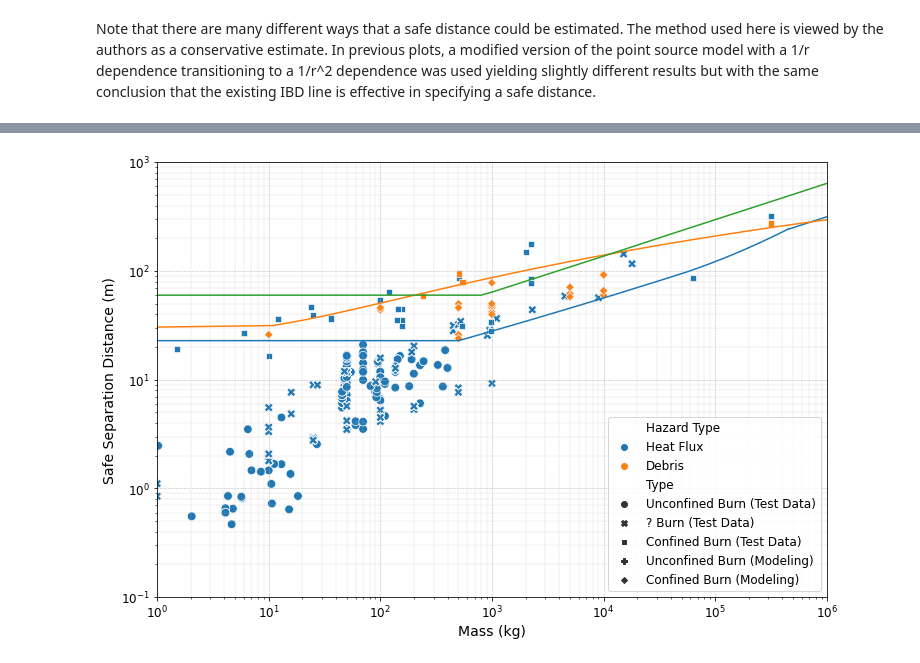
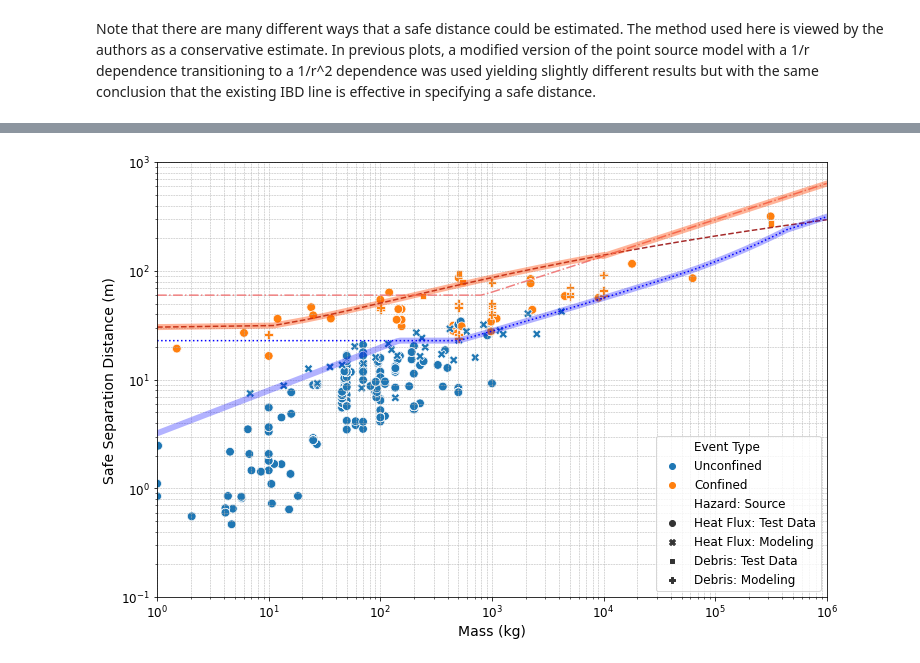
Before and after one commit to clint-bg/publicationdata, a Jupyter notebook: safeSeparation/safeDistancesOpenBurnplus.ipynb, the cells around one changed output, grey strips where cells are left out. Drawn from its saved outputs; the diff is of its cells as text; code cells hidden in the pictures.

```diff
--- a/safeSeparation/safeDistancesOpenBurnplus.ipynb
+++ b/safeSeparation/safeDistancesOpenBurnplus.ipynb
@@ -168,7 +170,7 @@ def safeHF(t):
 # %%
 #add column for safe heat flux
 safeQ = df.groupby('Unique ID').apply(lambda x: np.percentile(
-    [safeHF(x) for x in x['Burn time (sec)']],75))
+    [safeHF(x) for x in x['Burn Time (sec)']],75))
 safeQ.name = 'Safe Heat Flux (cal/cm2/sec)'
 #add to dataframe
 df['Safe Heat Flux (cal/cm2/sec)'] = df['Unique ID'].apply(lambda x:safeQ.loc[x])
@@ -196,7 +198,7 @@ q = \frac{\alpha}{r^2} \\
 # %%
 #completed for each test (unique id)
 alphas = df.groupby('Unique ID').apply(lambda x: np.percentile(
-    x['Av. flux (cal/cm^2/s)']*x['Measurement Distance (m)']**2,75))
+    x['Av. Flux (cal/cm^2/s)']*x['Measurement Distance (m)']**2,75))
 #alphas = [1 if each < 1 else each for each in alphas]
 safeDistance = np.sqrt(alphas/safeQ)
 safeDistance = pd.Series(safeDistance)
@@ -206,8 +208,8 @@ safeDistance.index = safeQ.index
 #add column for safe distance
 df['Safe Distance (m)'] =  df['Unique ID'].apply(lambda x:safeDistance.loc[x])
 #add column for burn rate
-burnRate = df.groupby('Unique ID').apply(lambda x: np.percentile(x['Mass (kg)']/x['Burn time (sec)'],50))
+burnRate = df.groupby('Unique ID').apply(lambda x: np.percentile(x['Mass (kg)']/x['Burn Time (sec)'],50))
 burnRate.name = 'Burn rate (kg/s)'
-df['Burn rate (kg/s)'] =  df['Unique ID'].apply(lambda x:burnRate.loc[x])
+df['Burn Rate (kg/s)'] =  df['Unique ID'].apply(lambda x:burnRate.loc[x])
 # %%
 safeDistance = pd.DataFrame(safeDistance)
@@ -283,22 +296,29 @@ dfa = pd.concat([dft,dfd])
 # %%
 #Add in proposed lines and HD 1.2.2
 onetwotwo = [max(30.5,28.127-2.364*np.log(each)+1.577*np.log(each)**2) for each in mlin]
+newOneThree =  [min(3.216*each**0.3939,ibd[i]) for i,each in enumerate(mlin)]
 onetwotwodf = pd.DataFrame({'masses (kg)':mlin,'ibd (m)':onetwotwo})
+newOneThreedf = pd.DataFrame({'masses (kg)':mlin,'newibd (m)':newOneThree})
+newConf = [onetwotwo[i] if each<1E4 else 6.4*each**0.333 for i,each in enumerate(mlin)]
+newConfdf = pd.DataFrame({'masses (kg)':mlin,'ibd (m)':newConf})
 # %%
 fig, ax = plt.subplots(figsize=(12,8))
-p = sea.scatterplot(data=dfa,x='Mass (kg)',y='Safe Distance (m)', style='Type', hue='Hazard Type',s=75,ax=ax);
-p = sea.lineplot(data=ibd,x='masses (kg)',y='ibd (m)',ax=ax)
-p = sea.lineplot(data=onetwotwo,x='masses (kg)',y='ibd (m)',ax=ax)
-p = sea.lineplot(data=natoibddf,x='NEQ (kg)',y='ibd (m)',ax=ax)
+p = sea.scatterplot(data=dfa,x='Mass (kg)',y='Safe Distance (m)', style='Hazard: Source', hue='Event Type', s=75,ax=ax);
+p = sea.lineplot(data=ibddf,x='masses (kg)',y='ibd (m)',linestyle=':',color='b',ax=ax)
+p = sea.lineplot(data=onetwotwodf,x='masses (kg)',y='ibd (m)',linestyle='--',color='brown',ax=ax)
+p = sea.lineplot(data=natoibddf,x='NEQ (kg)',y='ibd (m)',linestyle='-.',color='lightcoral',ax=ax)
+p = sea.lineplot(data=newOneThreedf,x='masses (kg)',y='newibd (m)',color='b',alpha=0.3, linewidth = 6,ax=ax)
+p = sea.lineplot(data=newConfdf,x='masses (kg)',y='ibd (m)',color='orangered',alpha=0.4, linewidth = 6,ax=ax)
+#plt.plot(dfd['Mass (kg)'],dfd['HFD (m)'],color='g',marker='x',s=100,label='Hello')
 p.set(xscale="log"); p.set(xlim=(1,1000000))
 p.set(yscale="log"); p.set(ylim=(0.1,1000))
 plt.legend(loc='best', fontsize=12)
 plt.grid(linestyle = '--', linewidth = 0.5)
-plt.grid(visible=True,which='minor',linestyle = '--', linewidth = 0.25)
+plt.grid(visible=True,which='minor',linestyle = '--', linewidth = 0.5)
 ax.tick_params(axis='both', which='major', labelsize=12)
 ax.set_xlabel('Mass (kg)', fontsize=14)
 ax.set_ylabel('Safe Separation Distance (m)', fontsize=14)
-#plt.savefig("SafeSepDists.png",dpi=600)
+plt.savefig("SafeSepDists.png",dpi=600)
 plt.show()
 # %% [output]
-[figure, old version]
+[figure, new version]
```
Also changed, not shown: parts of 17 cells of this notebook.
